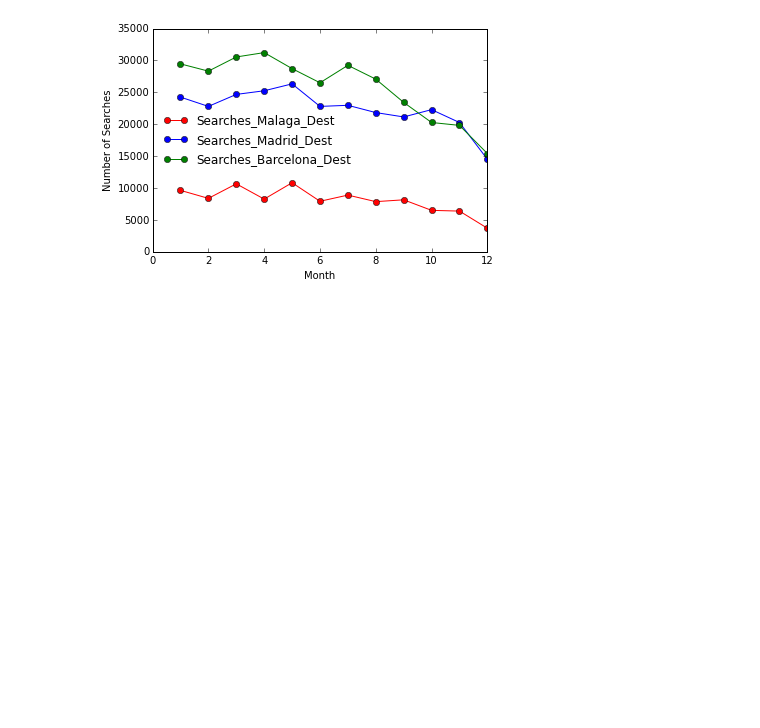
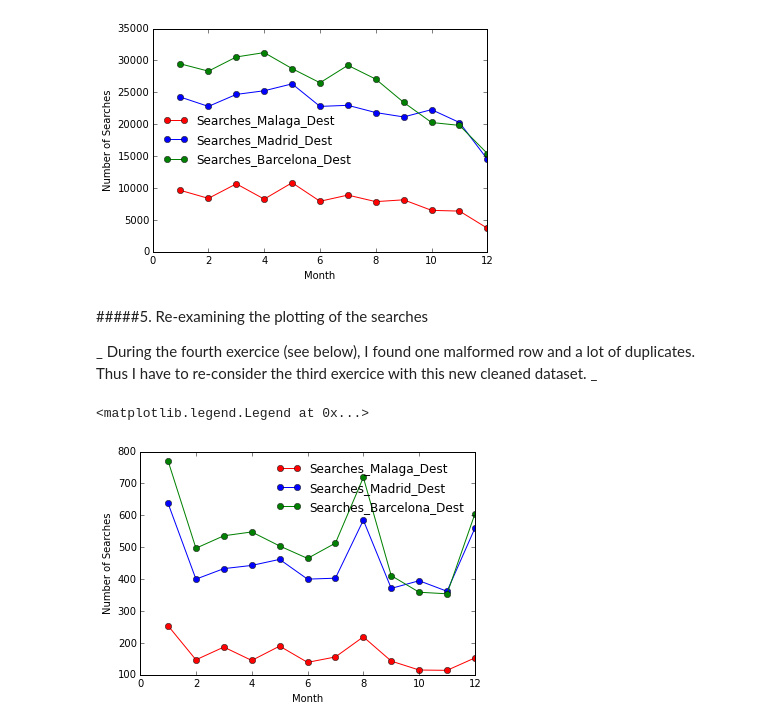
Before and after one commit to mgirardot/amadeus, a Jupyter notebook: Amadeus_Challenge_M_Girardot.ipynb, the cells around one changed output. Saved outputs shown, nothing was run; the diff lists cells and outputs as text; code cells hidden in the pictures; blank space fills up the shorter version.

Commit message:
Adding Fourth exercice and updated the third exercice

```diff
--- a/Amadeus_Challenge_M_Girardot.ipynb
+++ b/Amadeus_Challenge_M_Girardot.ipynb
@@ -275,3 +287,32 @@ plt.legend(frameon=False, loc='best')
 plt.show()
 # %% [output]
 [figure]
+# %% [markdown]
+#####5. Re-examining the plotting of the searches
+
+_ During the fourth exercice (see below), I found one malformed row and a lot of duplicates. Thus I have to re-consider the third exercice with this new cleaned dataset. _
+# %%
+searches = pd.read_csv('C:/Users/Michael/Desktop/Amadeus_dataset/Searches_converted_into_Booking.csv')
+
+Malaga='AGP'
+Madrid='MAD'
+Barcelona='BCN'
+
+
+date_str=[str(row) for row in searches.Date]
+months = [int(dt_str.split('-')[1]) for dt_str in date_str]
+searches['Month']=months
+tbl_Malaga=searches[searches['Destination']==Malaga].groupby('Month').count().iloc[:,0]
+tbl_Madrid=searches[searches['Destination']==Madrid].groupby('Month').count().iloc[:,0]
+tbl_Barcelona=searches[searches['Destination']==Barcelona].groupby('Month').count().iloc[:,0]
+
+
+plt.plot(tbl_Malaga.index, tbl_Malaga.values, 'o-', color='r', label='Searches_Malaga_Dest')
+plt.plot(tbl_Madrid.index, tbl_Madrid.values, 'o-', color='b', label='Searches_Madrid_Dest')
+plt.plot(tbl_Barcelona.index, tbl_Barcelona.values, 'o-', color='g', label='Searches_Barcelona_Dest')
+plt.xlabel("Month")
+plt.ylabel("Number of Searches")
+plt.legend(frameon=False, loc='best')
+# %% [output]
+<matplotlib.legend.Legend at 0x...>
+[figure, added]
```
Also changed, not shown: parts of 50 cells of this notebook.
